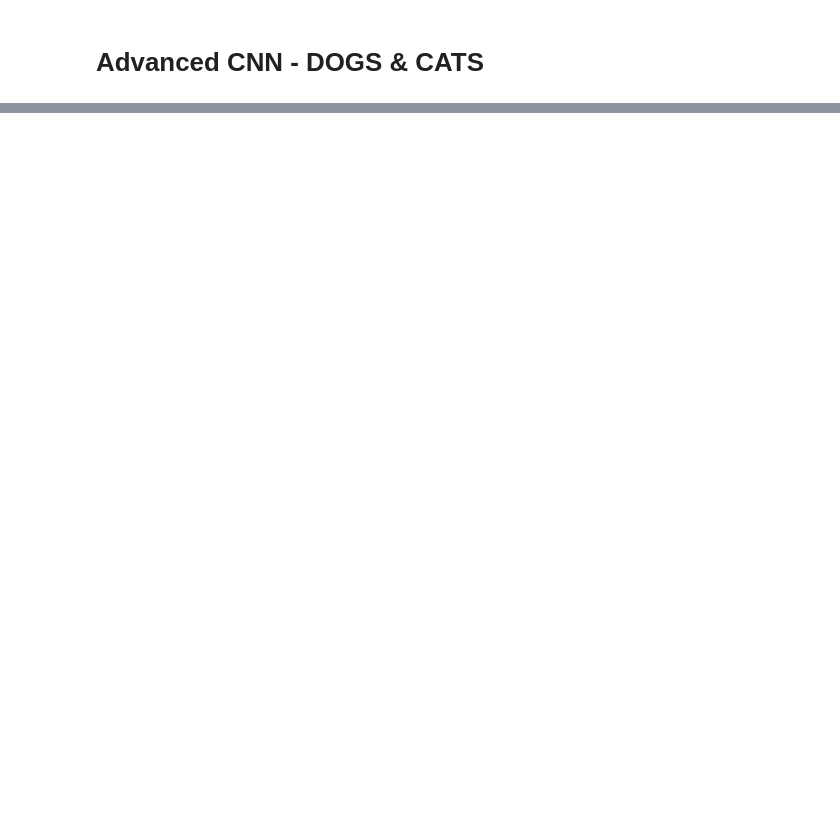
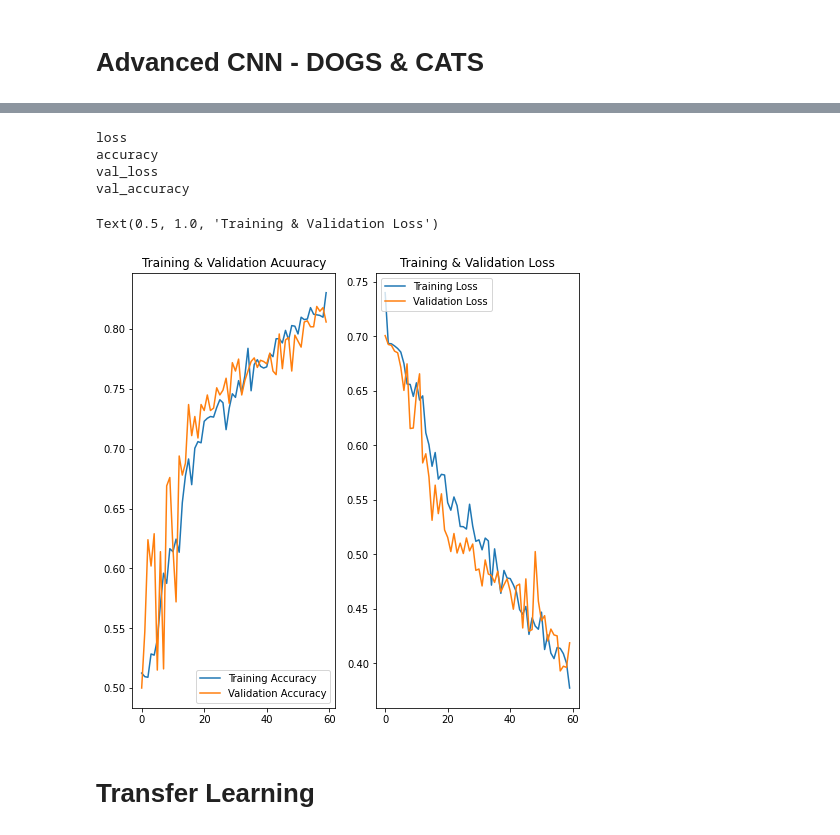
Before and after one commit to iBoxerman/tf-intro, a Jupyter notebook: TF_intro.ipynb, the cells around one changed output, grey strips where cells are left out. Drawn from its saved outputs; the diff is of its cells as text; code cells hidden in the pictures; blank space fills up the shorter version.

Commit message:
Transfer Learning

```diff
--- a/TF_intro.ipynb
+++ b/TF_intro.ipynb
@@ -287,0 +494,4 @@ input_shape = (150,150, 3) # 3 for RGB
+# %%
+model.compile(optimizer='adam',
+              loss='sparse_categorical_crossentropy',
+              metrics=['accuracy'])
@@ -287,0 +518,9 @@ input_shape = (150,150, 3) # 3 for RGB
+# %%
+EPOCHS = 60
+history = model.fit_generator(
+    train_data_gen,
+    steps_per_epoch= int(np.ceil(total_train / float(BATCH_SIZE))),
+    epochs = EPOCHS,
+    validation_data = validatino_data_gen,
+    validation_steps = int(np.ceil(total_val / float(BATCH_SIZE))),
+)
@@ -287,0 +545,33 @@ input_shape = (150,150, 3) # 3 for RGB
+# %%
+for k in history.history:
+  print(k)
+# %% [output]
+loss
+accuracy
+val_loss
+val_accuracy
+# %%
+acc = history.history['accuracy']
+val_acc = history.history['val_accuracy']
+loss = history.history['loss']
+val_loss = history.history['val_loss']
+
+
+epochs_range = range(EPOCHS)
+plt.figure(figsize=(8,8))
+
+plt.subplot(1,2,1)
+plt.plot(epochs_range, acc, label='Training Accuracy')
+plt.plot(epochs_range, val_acc, label='Validation Accuracy')
+plt.legend(loc='lower right')
+plt.title('Training & Validation Acuuracy')
+
+
+plt.subplot(1,2,2)
+plt.plot(epochs_range, loss, label='Training Loss')
+plt.plot(epochs_range, val_loss, label='Validation Loss')
+plt.legend(loc='upper left')
+plt.title('Training & Validation Loss')
+# %% [output]
+Text(0.5, 1.0, 'Training & Validation Loss')
+[figure, added]
@@ -287,0 +583,2 @@ input_shape = (150,150, 3) # 3 for RGB
+# %% [markdown]
+# Transfer Learning
```
Also changed, not shown: parts of 64 cells of this notebook.
